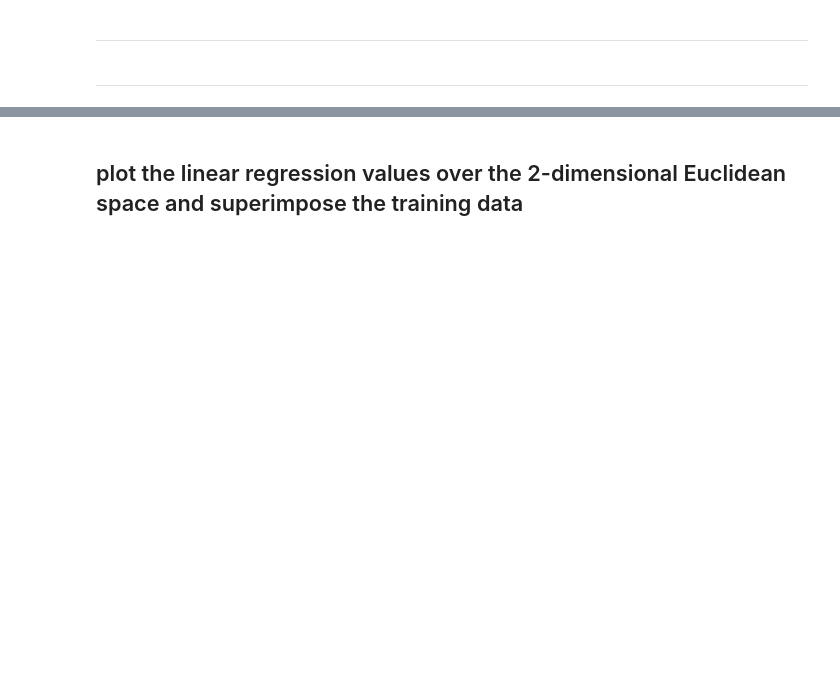
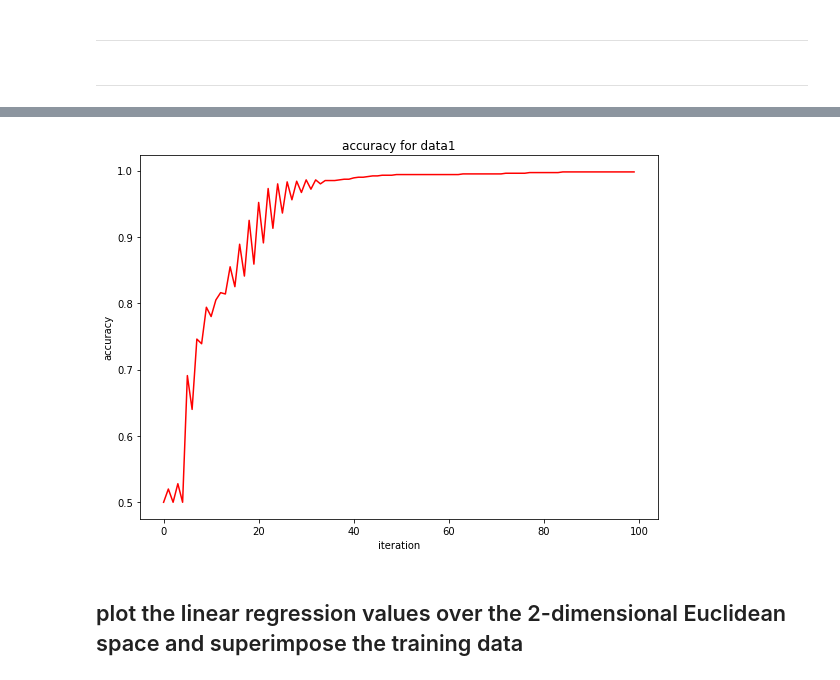
Before and after one commit to SippinHenny/machine-learing-assignments, a Jupyter notebook: assignment_09.ipynb, the cells around one changed output, grey strips where cells are left out. Cells and saved outputs as stored; diff of their text form; code cells hidden in the pictures; blank space fills up the shorter version.

```diff
--- a/assignment_09.ipynb
+++ b/assignment_09.ipynb
@@ -357,15 +396,18 @@ def function_result_06():
 # %%
 def function_result_07():
 
     plt.figure(figsize=(8,6))
     plt.title('accuracy for data1')
 
     plt.plot(data1_accuracy_iteration, '-', color='red')
     plt.xlabel('iteration')
     plt.ylabel('accuracy')
 
     plt.tight_layout()
     plt.show()
+function_result_07()
+# %% [output]
+[figure, added]
 # %%
 def function_result_08():
 
```
Also changed, not shown: parts of 10 cells of this notebook.
